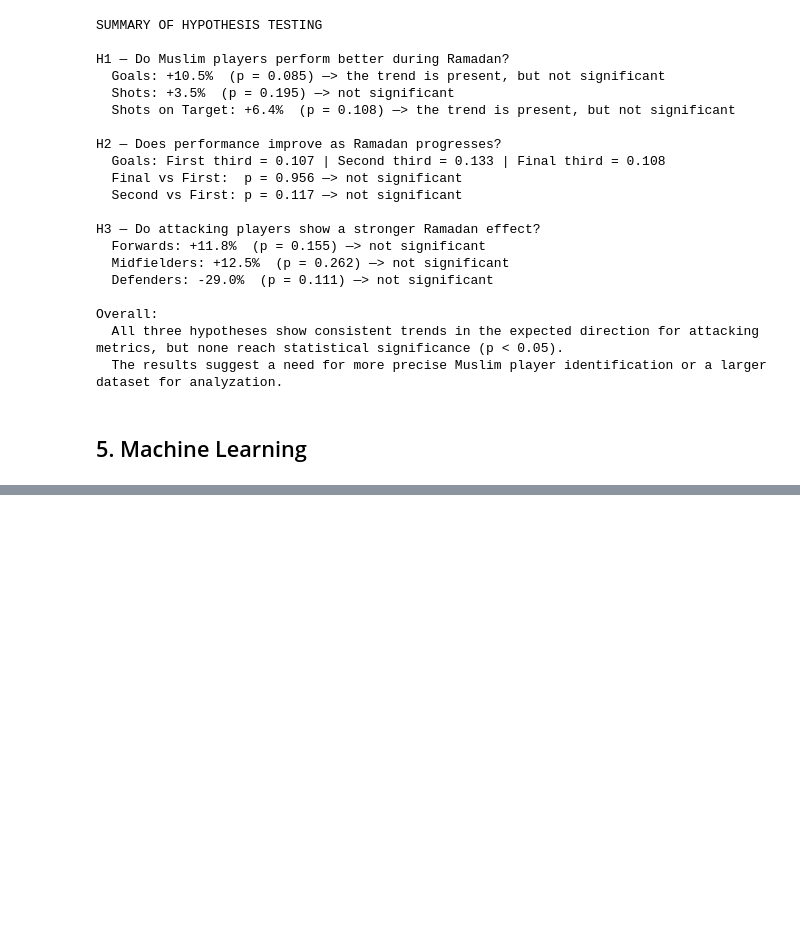
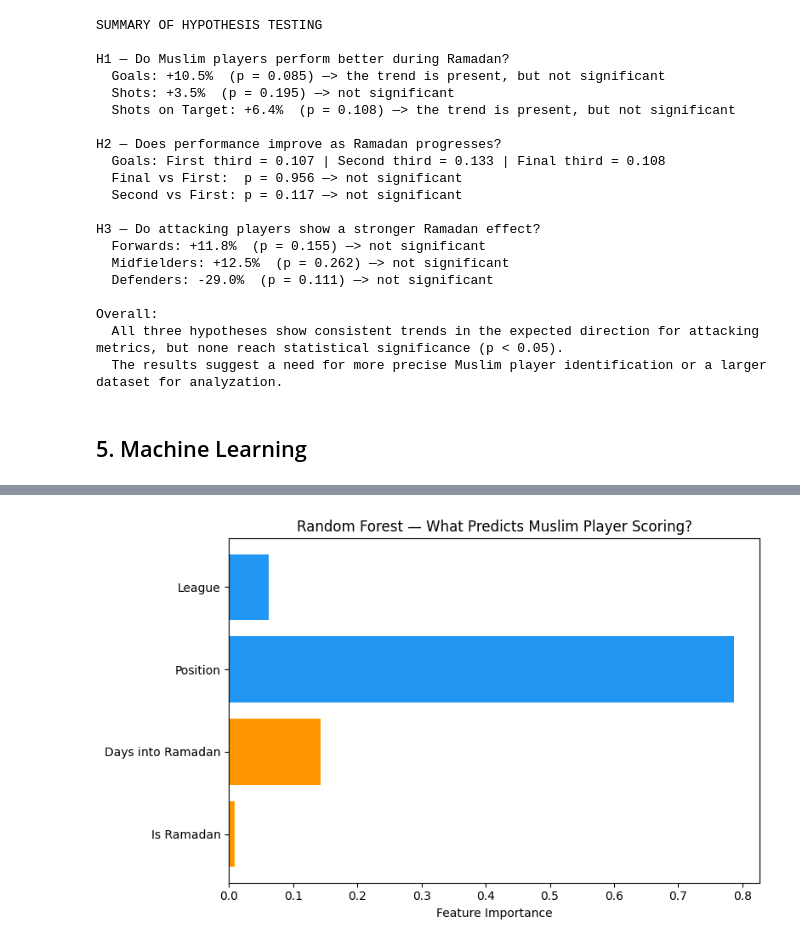
Before and after one commit to BHoxhaAL/DSA210Proj, a Jupyter notebook: analysis.ipynb, the cells around one changed output, grey strips where cells are left out. Cells and saved outputs as stored; diff of their text form; code cells hidden in the pictures; blank space fills up the shorter version.

```diff
--- a/analysis.ipynb
+++ b/analysis.ipynb
@@ -361,0 +389,15 @@ Overall:
+# %%
+# Logistic Regression with class balancing
+log_reg = LogisticRegression(random_state=42, class_weight='balanced')
+log_reg.fit(X_train, y_train)
+y_pred_lr = log_reg.predict(X_test)
+
+print("LOGISTIC REGRESSION (balanced)")
+print("=" * 40)
+print(classification_report(y_test, y_pred_lr))
+print("Confusion Matrix:")
+print(confusion_matrix(y_test, y_pred_lr))
+
+kf = KFold(n_splits=5, shuffle=True, random_state=42)
+cv_scores_lr = cross_val_score(log_reg, X, y, cv=kf, scoring='f1')
+print(f"\n5-Fold CV F1 Score: {cv_scores_lr.mean():.4f} (+/- {cv_scores_lr.std():.4f})")
@@ -361,0 +421,19 @@ Overall:
+# %%
+# Random Forest with class balancing
+rf = RandomForestClassifier(n_estimators=100, random_state=42, class_weight='balanced')
+rf.fit(X_train, y_train)
+y_pred_rf = rf.predict(X_test)
+
+print("RANDOM FOREST (balanced)")
+print("=" * 40)
+print(classification_report(y_test, y_pred_rf))
+print("Confusion Matrix:")
+print(confusion_matrix(y_test, y_pred_rf))
+
+cv_scores_rf = cross_val_score(rf, X, y, cv=kf, scoring='f1')
+print(f"\n5-Fold CV F1 Score: {cv_scores_rf.mean():.4f} (+/- {cv_scores_rf.std():.4f})")
+
+# Feature importance
+print("\nFeature Importance:")
+for feature, importance in zip(X.columns, rf.feature_importances_):
+    print(f"  {feature}: {importance:.4f}")
@@ -361,0 +458,13 @@ Overall:
+# %%
+features = ['Is Ramadan', 'Days into Ramadan', 'Position', 'League']
+importances = rf.feature_importances_
+
+plt.figure(figsize=(8, 5))
+plt.barh(features, importances, color=['#FF9800' if i < 2 else '#2196F3' for i in range(len(features))])
+plt.xlabel('Feature Importance')
+plt.title('Random Forest — What Predicts Muslim Player Scoring?')
+plt.tight_layout()
+plt.savefig('ml_feature_importance.png', dpi=150)
+plt.show()
+# %% [output]
+[figure, added]
```
Also changed, not shown: parts of 5 cells of this notebook, 2 other files.
